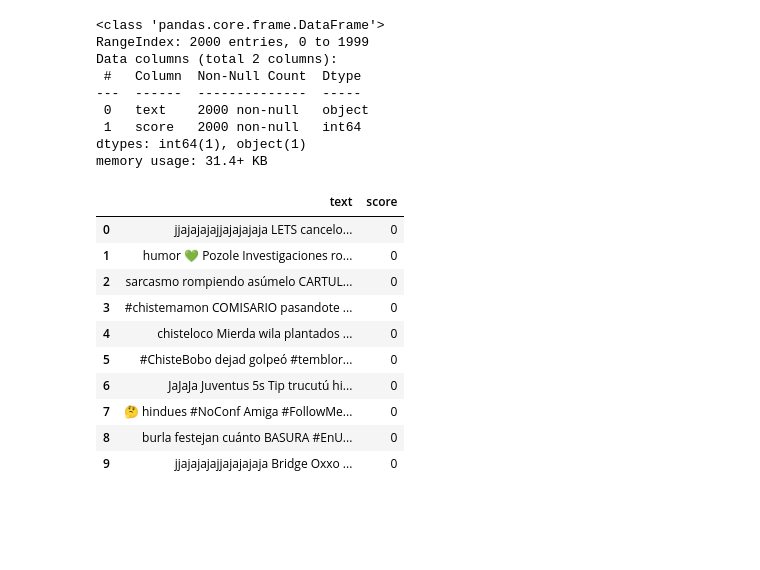
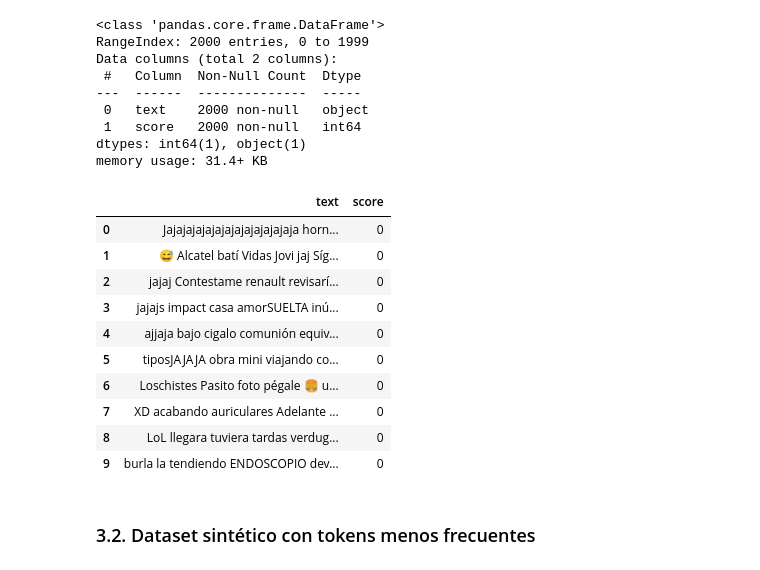
Before and after one commit to ojcastaneda/proyecto-despliegue-de-soluciones, a Jupyter notebook: analysis/haha-dataset-analysis.ipynb, the cells around one changed output. Cells and saved outputs as stored; diff of their text form; code cells hidden in the pictures; blank space fills up the shorter version.

```diff
--- a/analysis/haha-dataset-analysis.ipynb
+++ b/analysis/haha-dataset-analysis.ipynb
@@ -307,9 +344,9 @@ Se genera un dataset sintético de 2000 instancias de texto de tamaño aleatorio
 # %%
-all_tokens = []
-for score_class in score_classes:
-  all_tokens.extend(tokens_per_class[score_class]['tokens'])
+negative_vocab = []
+for score_class in score_classes[1:]:
+  negative_vocab.extend(tokens_per_class[score_class]['tokens'])
 
-all_tokens = list(set(all_tokens))
+negative_vocab = list(set(negative_vocab))
 
-print(f"Tokens distintos en el dataset: {len(all_tokens)}")
+print(f"Tokens únicos de Clase 0: {len(negative_vocab)}")
 # %% [output]
@@ -317,33 +354,37 @@ Tokens distintos en el dataset: 41443
 # %%
-def generate_synthetic_df(all_tokens: list[str],
-                          all_humor_tokens: list[str],
-                          rows=10,
-                          humor_tokens=1,
-                          length_limits=(10, 30)) -> pd.DataFrame:
+def generate_humor_synthetic_df(negative_vocab: list[str],
+                                all_humor_tokens: list[str],
+                                rows=10,
+                                humor_tokens=1,
+                                length_limits=(10, 30)) -> pd.DataFrame:
   """
-  Genera un DataFrame con texto sintéticos creados a partir del vocabulario del dataset original
-  y tokens de humor encontrados.
+  Genera un DataFrame de textos sintéticos con tokens de humor y tokens del vocabulario
+  de la clase no humor 0.
   """
+
   data = []
 
   for _ in range(rows):
     target_length = random.randint(length_limits[0], length_limits[1])
     random_humor_tokens = random.sample(all_humor_tokens, humor_tokens)
     text_value = " ".join(random_humor_tokens)
-    random_token = random.choice(all_tokens)
 
-    while len(text_value) + 1 + len(random_token) < target_length:
+    while len(text_value) < target_length:
+      random_token = random.choice(negative_vocab)
       text_value = text_value + " " + random_token
-      random_token = random.choice(all_tokens)
 
     data.append({'text': text_value, 'score': 0})
 
   result_df = pd.DataFrame(data)
   return result_df
 # %%
-synthetic_df = generate_synthetic_df(all_tokens, all_humor_tokens, rows=2000, humor_tokens=1, length_limits=(85, 135))
+synthetic_humor_df = generate_humor_synthetic_df(negative_vocab,
+                                                 all_humor_tokens,
+                                                 rows=2000,
+                                                 humor_tokens=1,
+                                                 length_limits=(85, 135))
 
-synthetic_df.info()
+synthetic_humor_df.info()
 # %% [output]
 <class 'pandas.core.frame.DataFrame'>
 RangeIndex: 2000 entries, 0 to 1999
@@ -355,16 +396,16 @@ Data columns (total 2 columns):
 dtypes: int64(1), object(1)
 memory usage: 31.4+ KB
 # %%
-synthetic_df.head(10)
+synthetic_humor_df.head(10)
 # %% [output]
 |  | text | score |
-| 0 | jjajajajajjajajajaja LETS cancelo... | 0 |
-| 1 | humor 💚 Pozole Investigaciones ro... | 0 |
-| 2 | sarcasmo rompiendo asúmelo CARTUL... | 0 |
-| 3 | #chistemamon COMISARIO pasandote ... | 0 |
-| 4 | chisteloco Mierda wila plantados ... | 0 |
-| 5 | #ChisteBobo dejad golpeó #temblor... | 0 |
-| 6 | JaJaJa Juventus 5s Tip trucutú hi... | 0 |
-| 7 | 🤔 hindues #NoConf Amiga #FollowMe... | 0 |
-| 8 | burla festejan cuánto BASURA #EnU... | 0 |
-| 9 | jjajajajajjajajajaja Bridge Oxxo ... | 0 |
+| 0 | Jajajajajajajajajajajajajaja horn... | 0 |
+| 1 | 😅 Alcatel batí Vidas Jovi jaj Síg... | 0 |
+| 2 | jajaj Contestame renault revisarí... | 0 |
+| 3 | jajajs impact casa amorSUELTA inú... | 0 |
+| 4 | ajjaja bajo cigalo comunión equiv... | 0 |
+| 5 | tiposJAJAJA obra mini viajando co... | 0 |
+| 6 | Loschistes Pasito foto pégale 🍔 u... | 0 |
+| 7 | XD acabando auriculares Adelante ... | 0 |
+| 8 | LoL llegara tuviera tardas verdug... | 0 |
+| 9 | burla la tendiendo ENDOSCOPIO dev... | 0 |
@@ -378,0 +420,2 @@ synthetic_df.to_csv(synthetic_file_path, sep=',', encoding='utf-8', index=False)
+# %% [markdown]
+### 3.2. Dataset sintético con tokens menos frecuentes
```
Also changed, not shown: parts of 43 cells of this notebook, 4 other files.
